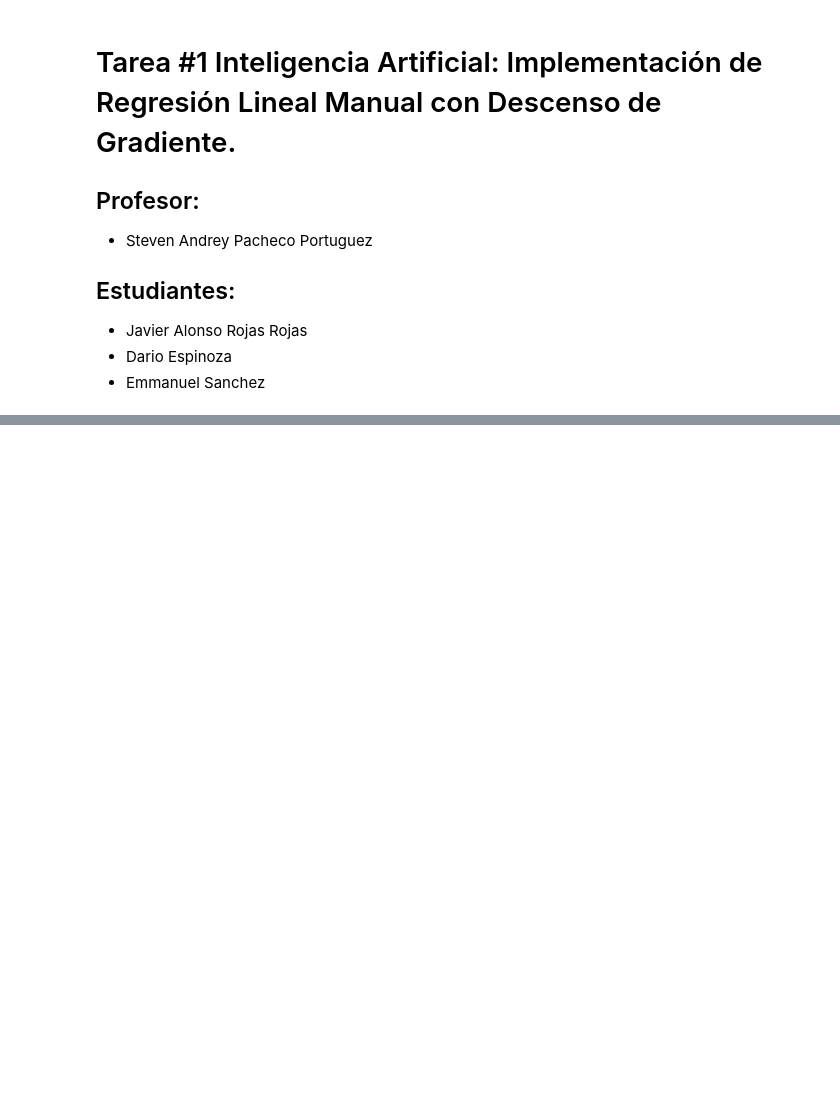
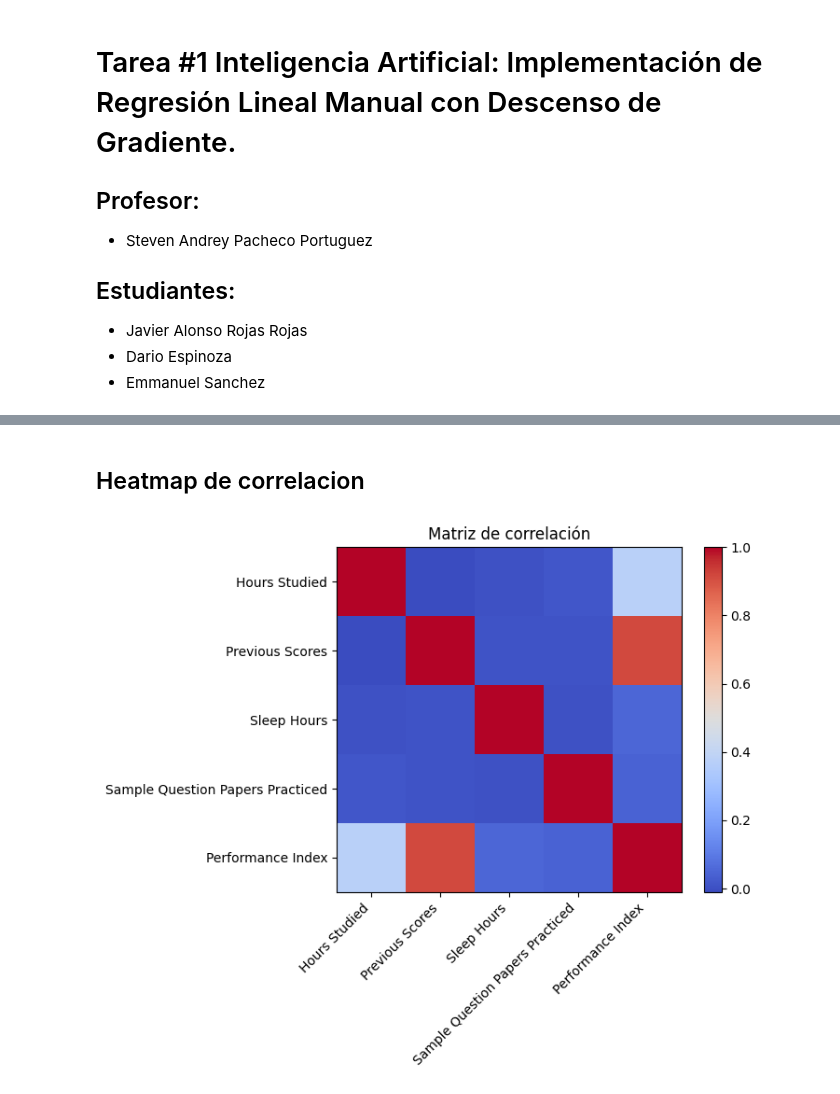
Before and after one commit to javialroro/Tarea1AI, a Jupyter notebook: source_code.ipynb, the cells around one changed output, grey strips where cells are left out. Cells and saved outputs as stored; diff of their text form; code cells hidden in the pictures; blank space fills up the shorter version.

```diff
--- a/source_code.ipynb
+++ b/source_code.ipynb
@@ -50,0 +139,19 @@ max                            9.000000         100.000000
+# %% [markdown]
+## Heatmap de correlacion
+# %%
+corr = df[num_vars].corr()
+
+fig, ax = plt.subplots()
+cax = ax.imshow(corr, cmap='coolwarm', interpolation='nearest')
+fig.colorbar(cax)
+
+# Poner etiquetas en ejes
+ax.set_xticks(range(len(corr)))
+ax.set_yticks(range(len(corr)))
+ax.set_xticklabels(corr.columns, rotation=45, ha="right")
+ax.set_yticklabels(corr.columns)
+
+plt.title("Matriz de correlación")
+plt.show()
+# %% [output]
+[figure, added]
```
Also changed, not shown: parts of 13 cells of this notebook, 2 other files.
